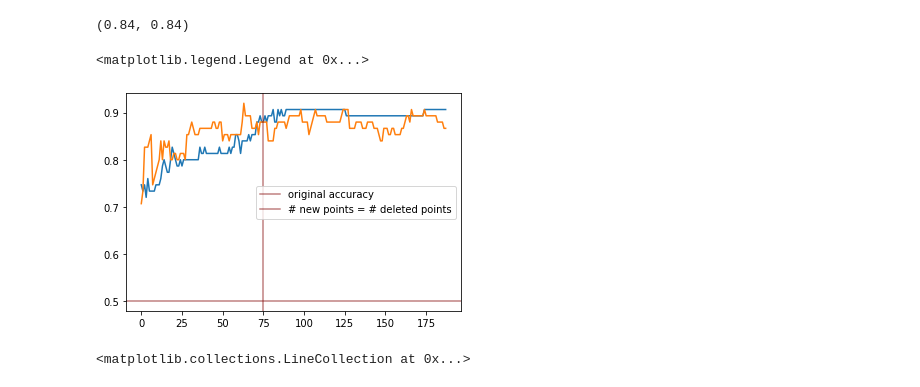
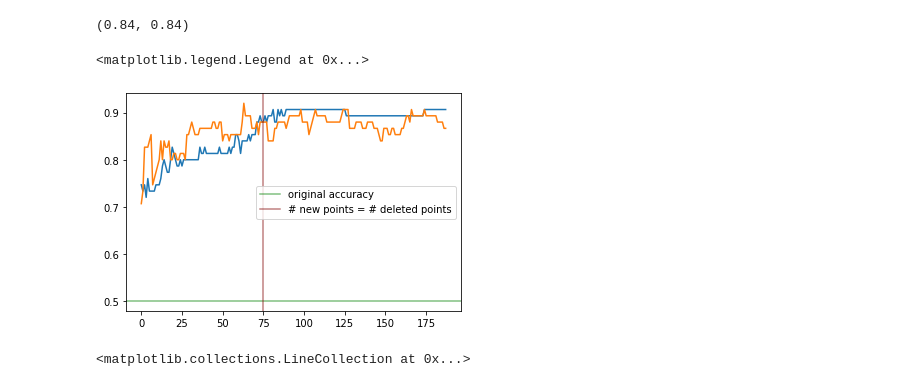
Before and after one commit to aferstad/active-learning-simulation, a Jupyter notebook: testing_notebook.ipynb, the cells around one changed output. Cells and saved outputs as stored; diff of their text form; code cells hidden in the pictures.

```diff
--- a/testing_notebook.ipynb
+++ b/testing_notebook.ipynb
@@ -274,12 +274,12 @@ ACCURACY
 # %%
 plt.plot(my_experiment.consistencies)
 plt.plot(e.consistencies)
-plt.axhline(y = 0.5, color = 'maroon', alpha = 0.5, label = 'original accuracy')
+plt.axhline(y = 0.5, color = 'green', alpha = 0.5, label = 'original accuracy')
 plt.axvline(x = 75, color = 'maroon', alpha = 0.5, label = '# new points = # deleted points')
 plt.legend()
 # %% [output]
 <matplotlib.legend.Legend at 0x...>
-[figure, old version]
+[figure, new version]
 # %%
 fig, axs = plt.subplots(2, 2)
 
```
Also changed, not shown: 3 other files.
